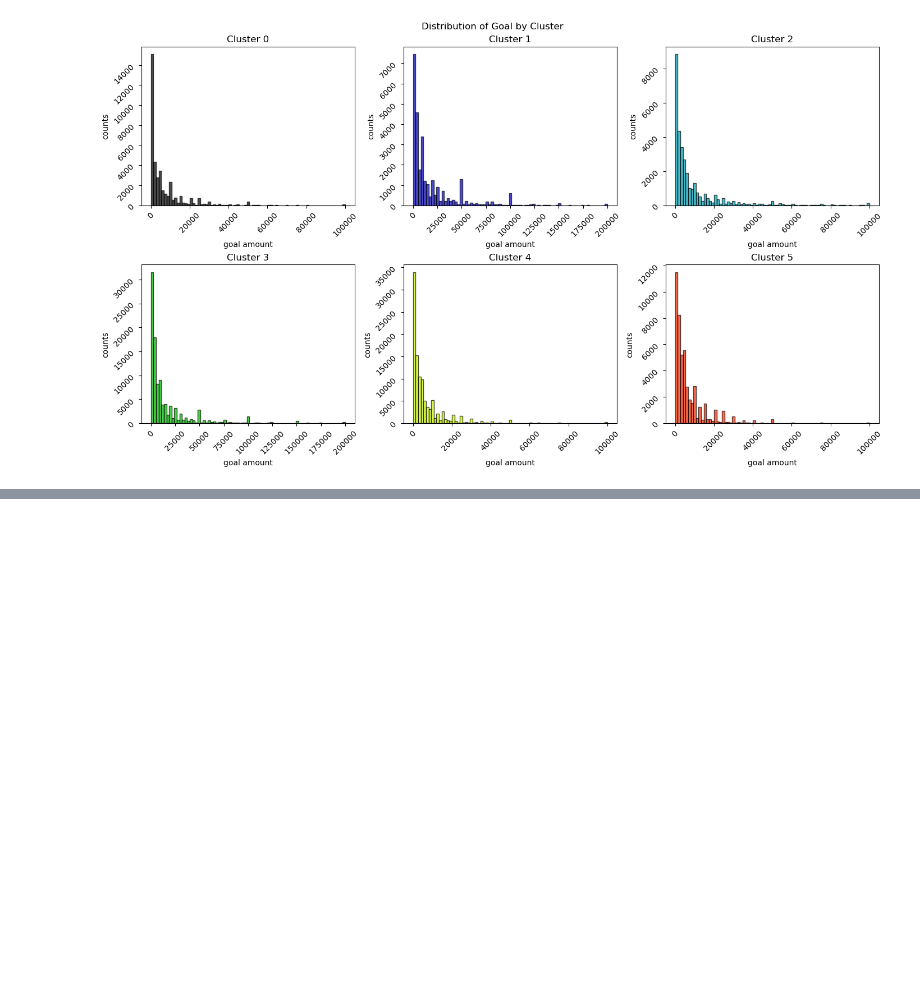
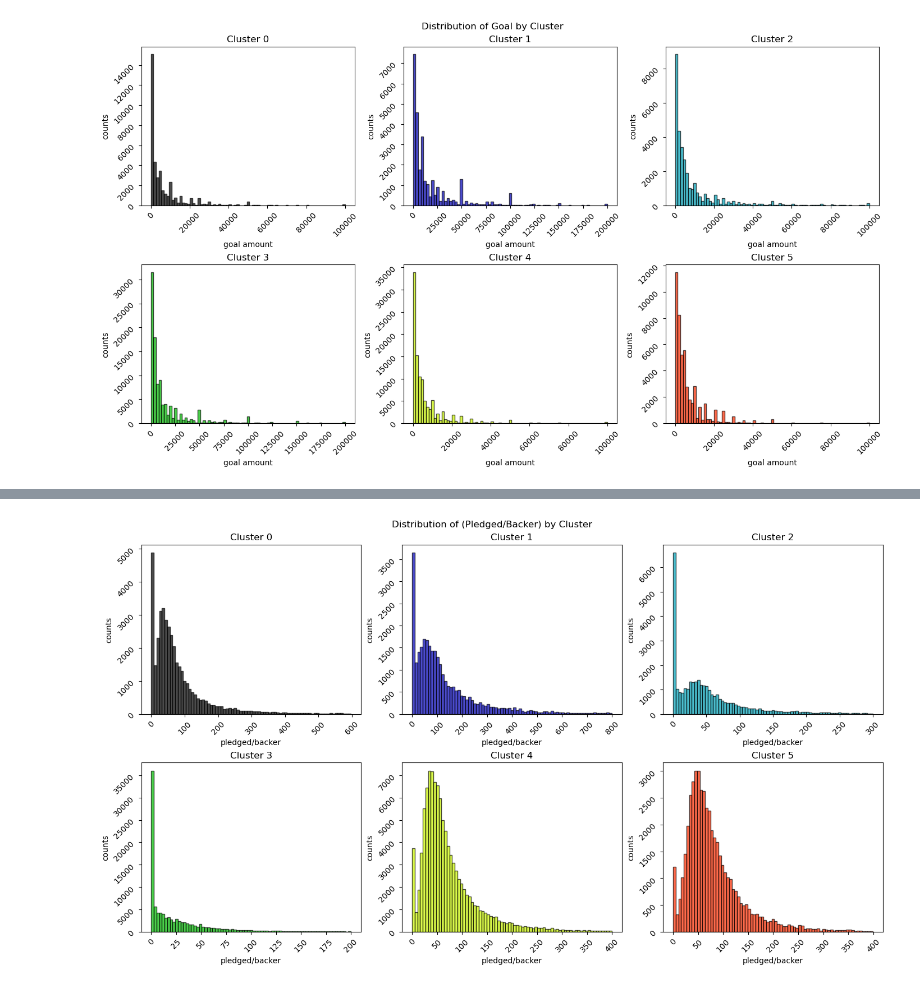
Before and after one commit to jtmartineau/kickstarter-analysis, a Jupyter notebook: WebRobots_KickstarterData/all-kickstarter-analysis.ipynb, the cells around one changed output, grey strips where cells are left out. Cells and saved outputs as stored; diff of their text form; code cells hidden in the pictures; blank space fills up the shorter version.

```diff
--- a/WebRobots_KickstarterData/all-kickstarter-analysis.ipynb
+++ b/WebRobots_KickstarterData/all-kickstarter-analysis.ipynb
@@ -549,0 +553,22 @@ for index, ax in enumerate((ax0, ax1, ax2, ax3, ax4, ax5)):
+# %%
+fig, ((ax0, ax1, ax2), (ax3, ax4, ax5)) = plt.subplots(nrows = 2, ncols = 3, figsize = (14, 8), layout = 'constrained')
+fig.suptitle("Distribution of (Pledged/Backer) by Cluster")
+
+difference_absolute_maxima = [6e2, 8e2, 3e2, 2e2, 4e2, 4e2]
+for index, ax in enumerate((ax0, ax1, ax2, ax3, ax4, ax5)):
+    df_temp = df_6_clusters.copy()
+    df_temp = df_temp.loc[df_temp['labels_6_clusters'] == index, :]
+    df_temp['difference'] = np.nan;
+    df_temp.loc[:, 'difference'] = df_temp.apply(lambda x : x['pledged_usd']/(x['backers_count']+1), axis = 1)
+    df_temp = df_temp.loc[(df_temp['difference'] >= -difference_absolute_maxima[index]) & (df_temp['difference'] <= difference_absolute_maxima[index]), :]
+
+    hist_data = df_temp['difference'].values
+
+    ax.tick_params(rotation = 45)
+    ax.set_title('Cluster {}'.format(index))
+    ax.set_xlabel('pledged/backer')
+    ax.set_ylabel('counts')
+    color = cm.nipy_spectral(float(index/len(backer_x_lims)))
+    ax.hist(hist_data, 75, facecolor = color, edgecolor = 'k', alpha = 0.7)
+# %% [output]
+[figure, added]
```
Also changed, not shown: parts of 3 cells of this notebook, 1 other file.
